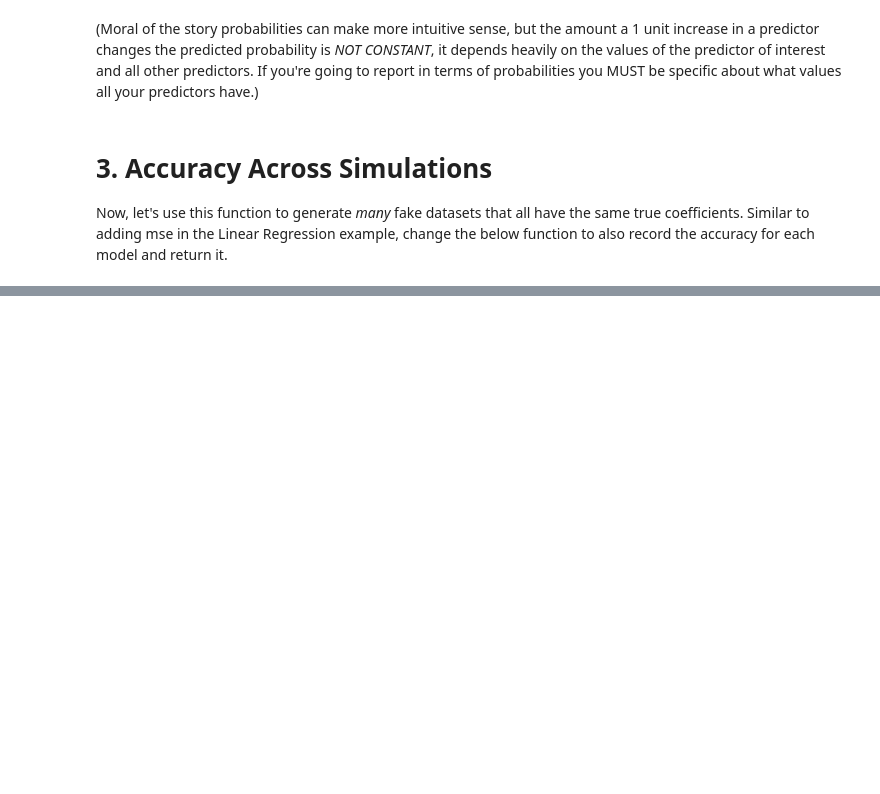
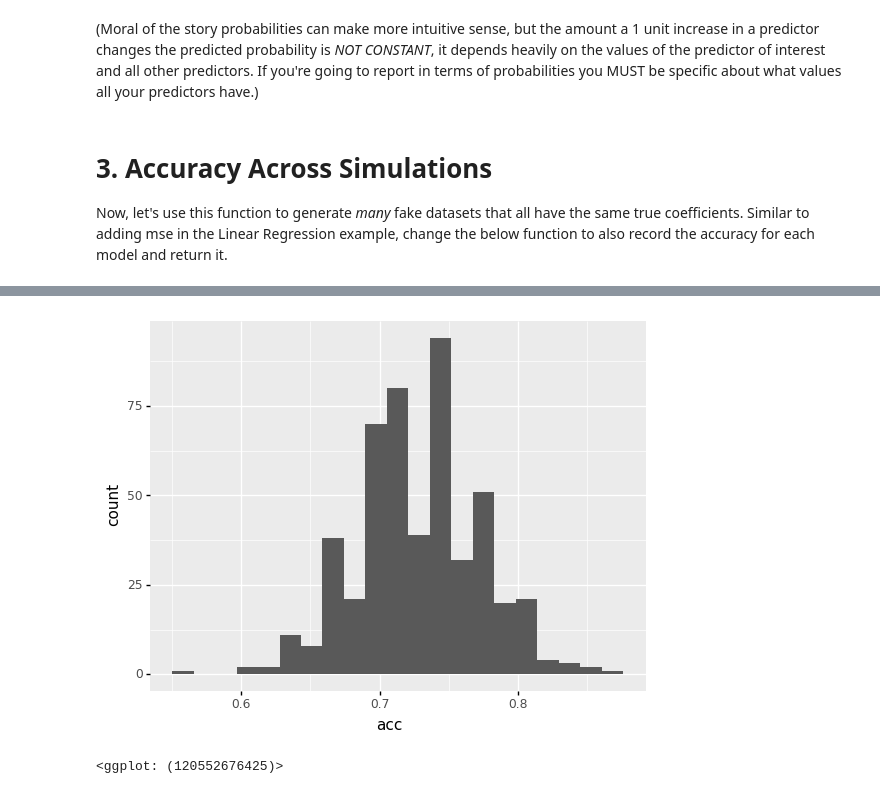
Before and after one commit to danshaub/CPSC392ParlettPelleriti, a Jupyter notebook: InClass/Exercises/Class9.ipynb, the cells around one changed output, grey strips where cells are left out. Cells and saved outputs as stored; diff of their text form; code cells hidden in the pictures; blank space fills up the shorter version.

```diff
--- a/InClass/Exercises/Class9.ipynb
+++ b/InClass/Exercises/Class9.ipynb
@@ -432,11 +440,14 @@ def logisticRegression(n = 100, age = 0.1, i = 0.03, p = 2.6, inter = -8.2):
     #########################################
     # run + fit a logistic regression
 
+    lr = LogisticRegression()
+    lr.fit(X, y)
 
+    predictedVals = myLogit.predict(X)
     #########################################
 
     ##### ADD Acc CODE HERE ######
-    acc = ######
+    acc = accuracy_score(y, predictedVals)
     ###############################
 
 
@@ -444,7 +455,7 @@ def logisticRegression(n = 100, age = 0.1, i = 0.03, p = 2.6, inter = -8.2):
     coef = pd.DataFrame({"Coef": lr.coef_[0], "Names": features})
     coef = coef.append({"Coef": lr.intercept_[0], "Names": "intercept"}, ignore_index = True)
 
-    return({"coef": coef, "data": df, "acc": ######}) # dont forget to return accuracy!!#########################################
+    return({"coef": coef, "data": df, "acc": acc}) # dont forget to return accuracy!!#########################################
 # %% [markdown]
 ### *Question*
 
@@ -463,9 +474,4 @@ coef_df = pd.concat([x["coef"] for x in iWouldRun500Regressions])
 data_df = pd.concat([x["data"] for x in iWouldRun500Regressions])
 
 # grab acc from 500 simulations
-acc_df = pd.DataFrame({"acc": [x["data"] for x in iWouldRun500Regressions]})
-
-# number simulations 0:499
-data_df["simulation_no"] = sorted(list(range(0,500))* n)
-coef_df["simulation_no"] = sorted(list(range(0,500))*(len(features) + 1))
-acc_df["simulation_no"] = list(range(0,500))
+acc_df = pd.DataFrame({"acc": [x["acc"] for x in iWouldRun500Regressions]})
@@ -472,2 +510,7 @@ acc_df["simulation_no"] = list(range(0,500))
 # %%
 # plot a histogram or density plot of the different accuracy values
+
+(ggplot(acc_df, aes("acc")) + geom_histogram())
+# %% [output]
+[figure, added]
+<ggplot: (120552676425)>
```
Also changed, not shown: parts of 19 cells of this notebook, 5 other files.
